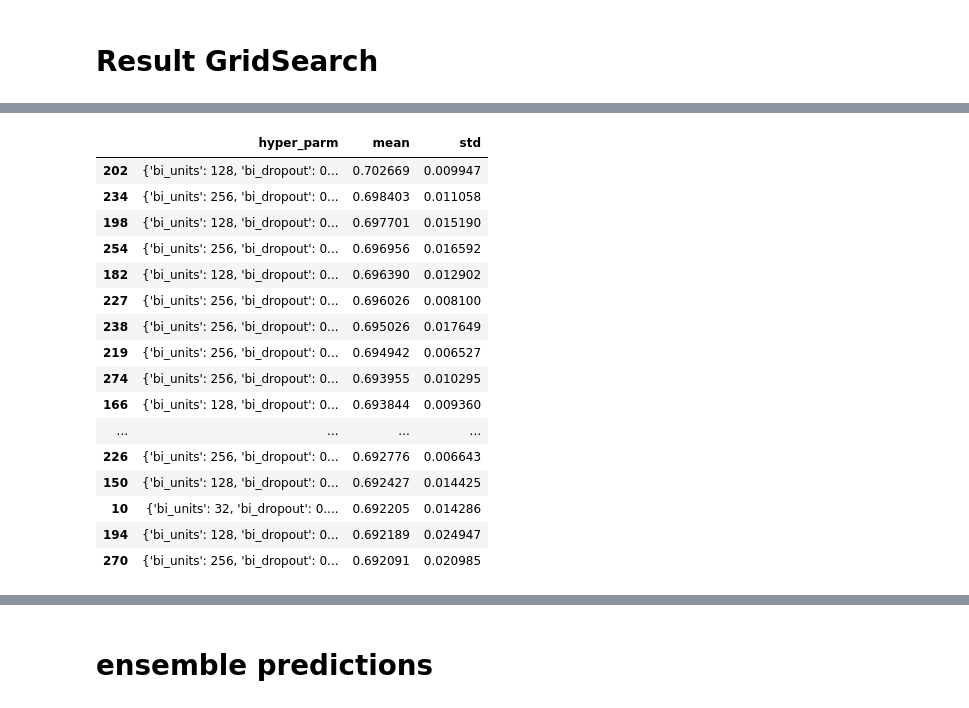
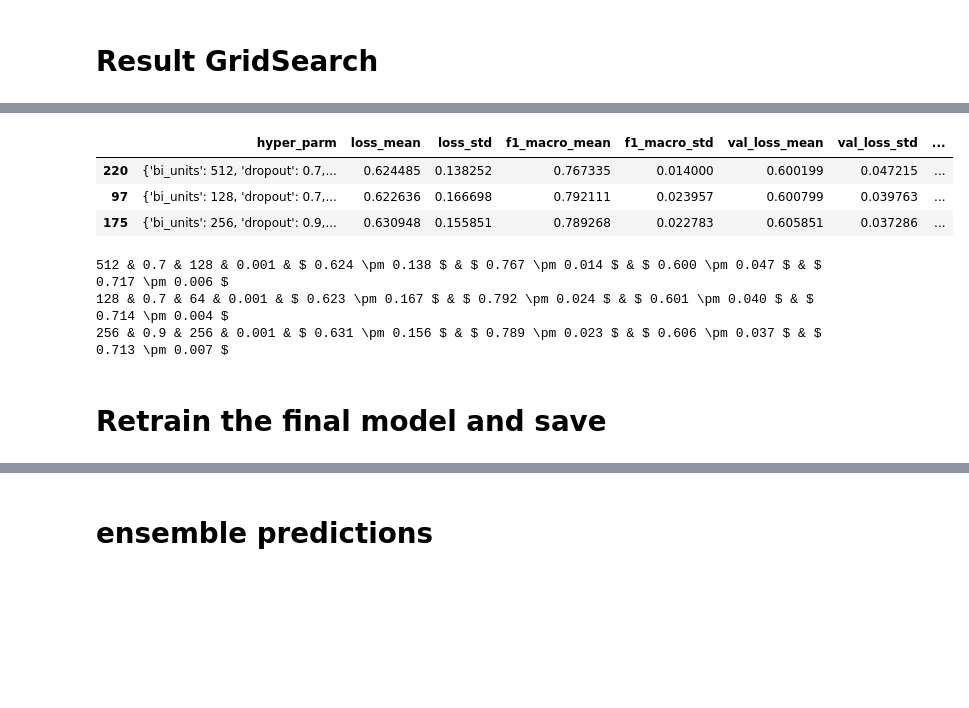
Before and after one commit to alessandrocuda/ReSt, a Jupyter notebook: notebooks/ReStBiLstm/bilstm_text_pos_extra.ipynb, the cells around one changed output, grey strips where cells are left out. Saved outputs shown, nothing was run; the diff lists cells and outputs as text; code cells hidden in the pictures; blank space fills up the shorter version.

```diff
--- a/notebooks/ReStBiLstm/bilstm_text_pos_extra.ipynb
+++ b/notebooks/ReStBiLstm/bilstm_text_pos_extra.ipynb
@@ -60,9 +66,10 @@ import matplotlib.pyplot as plt
 from gensim.test.utils import datapath
 
 import sys
-root_project = "/content/ReSt/"
+#root_project = "/content/ReSt/"
 #root_project = "/Users/Alessandro/Dev/repos/ReSt/"
-#root_project = "/home/jupyter/ReSt/"
+root_project = "/storagenfs/a.cudazzo1/ReSt/"
+
 sys.path.append(root_project)
 from src.data.utils import load_csv_to_dict, set_unkmark_token, load_data, to_emb
 from src.data.word_embedding import get_index_key_association, get_int_seq, build_keras_embedding_matrix, get_data_to_emb, get_index_key_pos_association, get_one_hot_pos
@@ -313,6 +323,4 @@ dict_keys(['loss', 'f1_macro', 'val_loss', 'val_f1_macro', 'val_f1'])
 # %%
 import pickle
 
-grid_result0 = pickle.load( open( root_project +"script/grid_search/bilstm/grid_result0.p", "rb" ) )
-grid_result1 = pickle.load( open( root_project + "script/grid_search/bilstm/grid_result1.p", "rb" ) )
-grid_result2 = pickle.load( open( root_project + "script/grid_search/bilstm/grid_result2.p", "rb" ) )
+grid_result = pickle.load( open( root_project + "script/grid_search/bilstm/final_grid_results.p", "rb" ) )
@@ -351,24 +327,34 @@ for elem in grid_result2:
 # %%
-df_result = pd.DataFrame(grid_result_d)
+df_result = pd.DataFrame(grid_result)
 # %%
 pd.set_option('display.max_colwidth', None)
-df_result.sort_values(by=['mean'], ascending=False)[0:20][["hyper_parm","mean", "std"]]
+df_result_sorted = df_result.sort_values(by=['val_f1_macro_mean'], ascending=False)[0:3][["hyper_parm","loss_mean","loss_std","f1_macro_mean", "f1_macro_std","val_loss_mean","val_loss_std","val_f1_macro_mean","val_f1_macro_std"]]
+df_result_sorted
 # %% [output]
-|  | hyper_parm | mean | std |
-| 202 | {'bi_units': 128, 'bi_dropout': 0... | 0.702669 | 0.009947 |
-| 234 | {'bi_units': 256, 'bi_dropout': 0... | 0.698403 | 0.011058 |
-| 198 | {'bi_units': 128, 'bi_dropout': 0... | 0.697701 | 0.015190 |
-| 254 | {'bi_units': 256, 'bi_dropout': 0... | 0.696956 | 0.016592 |
-| 182 | {'bi_units': 128, 'bi_dropout': 0... | 0.696390 | 0.012902 |
-| 227 | {'bi_units': 256, 'bi_dropout': 0... | 0.696026 | 0.008100 |
-| 238 | {'bi_units': 256, 'bi_dropout': 0... | 0.695026 | 0.017649 |
-| 219 | {'bi_units': 256, 'bi_dropout': 0... | 0.694942 | 0.006527 |
-| 274 | {'bi_units': 256, 'bi_dropout': 0... | 0.693955 | 0.010295 |
-| 166 | {'bi_units': 128, 'bi_dropout': 0... | 0.693844 | 0.009360 |
-| ... | ... | ... | ... |
-| 226 | {'bi_units': 256, 'bi_dropout': 0... | 0.692776 | 0.006643 |
-| 150 | {'bi_units': 128, 'bi_dropout': 0... | 0.692427 | 0.014425 |
-| 10 | {'bi_units': 32, 'bi_dropout': 0.... | 0.692205 | 0.014286 |
-| 194 | {'bi_units': 128, 'bi_dropout': 0... | 0.692189 | 0.024947 |
-| 270 | {'bi_units': 256, 'bi_dropout': 0... | 0.692091 | 0.020985 |
+|  | hyper_parm | loss_mean | loss_std | f1_macro_mean | f1_macro_std | val_loss_mean | val_loss_std | ... |
+| 220 | {'bi_units': 512, 'dropout': 0.7,... | 0.624485 | 0.138252 | 0.767335 | 0.014000 | 0.600199 | 0.047215 | ... |
+| 97 | {'bi_units': 128, 'dropout': 0.7,... | 0.622636 | 0.166698 | 0.792111 | 0.023957 | 0.600799 | 0.039763 | ... |
+| 175 | {'bi_units': 256, 'dropout': 0.9,... | 0.630948 | 0.155851 | 0.789268 | 0.022783 | 0.605851 | 0.037286 | ... |
+# %%
+for ind in df_result_sorted.index:
+    bi_units = df_result_sorted["hyper_parm"][ind]["bi_units"]
+    dropout = df_result_sorted["hyper_parm"][ind]["dropout"]
+    hn = df_result_sorted["hyper_parm"][ind]["hn"]
+    lr = df_result_sorted["hyper_parm"][ind]["lr"]
+
+    loss_mean         = df_result_sorted["loss_mean"][ind]
+    loss_std          = df_result_sorted["loss_std"][ind]
+    f1_macro_mean     = df_result_sorted["f1_macro_mean"][ind]
+    f1_macro_std      = df_result_sorted["f1_macro_std"][ind]
+    val_loss_mean     = df_result_sorted["val_loss_mean"][ind]
+    val_loss_std      = df_result_sorted["val_loss_std"][ind]
+    val_f1_macro_mean = df_result_sorted["val_f1_macro_mean"][ind]
+    val_f1_macro_std  = df_result_sorted["val_f1_macro_std"][ind]
+    print("{} & {} & {} & {} & $ {:.3f} \pm {:.3f} $ & $ {:.3f} \pm {:.3f} $ & $ {:.3f} \pm {:.3f} $ & $ {:.3f} \pm {:.3f} $".format(bi_units, dropout, hn, lr, loss_mean, loss_std, f1_macro_mean, f1_macro_std, val_loss_mean, val_loss_std, val_f1_macro_mean, val_f1_macro_std))
+# %% [output]
+512 & 0.7 & 128 & 0.001 & $ 0.624 \pm 0.138 $ & $ 0.767 \pm 0.014 $ & $ 0.600 \pm 0.047 $ & $ 0.717 \pm 0.006 $
+128 & 0.7 & 64 & 0.001 & $ 0.623 \pm 0.167 $ & $ 0.792 \pm 0.024 $ & $ 0.601 \pm 0.040 $ & $ 0.714 \pm 0.004 $
+256 & 0.9 & 256 & 0.001 & $ 0.631 \pm 0.156 $ & $ 0.789 \pm 0.023 $ & $ 0.606 \pm 0.037 $ & $ 0.713 \pm 0.007 $
+# %% [markdown]
+# Retrain the final model and save
 # %%
```
Also changed, not shown: parts of 27 cells of this notebook, 9 other files.
